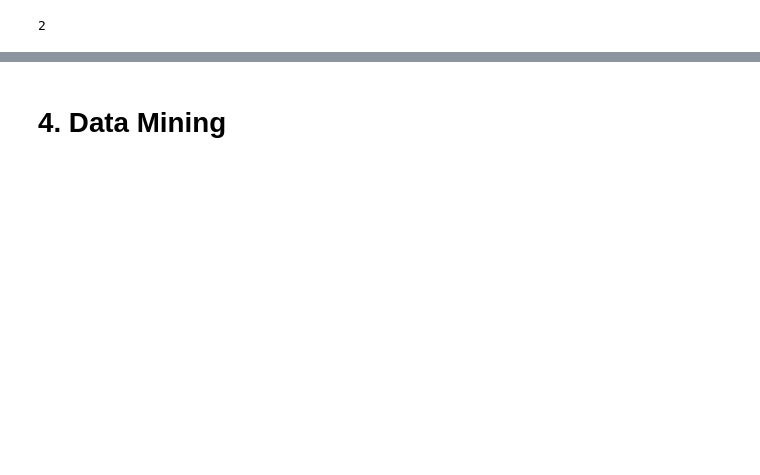
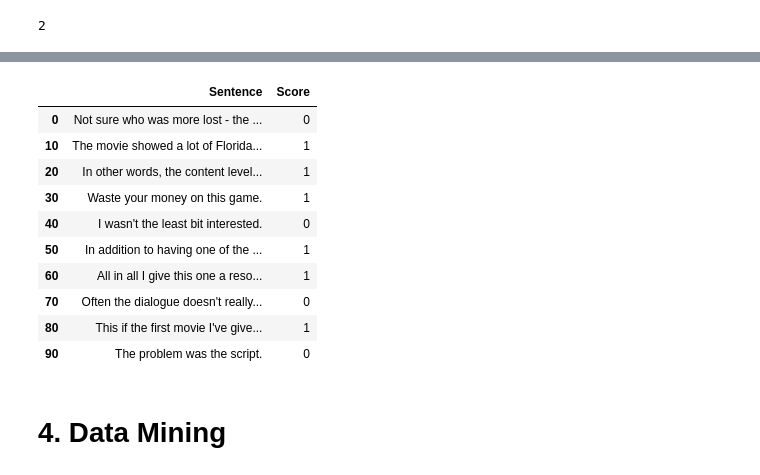
Before and after one commit to orison09/data_mining_hw_1, a Jupyter notebook: hw_1.ipynb, the cells around one changed output, grey strips where cells are left out. Saved outputs shown, nothing was run; the diff lists cells and outputs as text; code cells hidden in the pictures; blank space fills up the shorter version.

```diff
--- a/hw_1.ipynb
+++ b/hw_1.ipynb
@@ -147,2 +203,16 @@ len(X)
+# %%
+imdb.iloc[::10, :][0:10]
+# %% [output]
+|  | Sentence | Score |
+| 0 | Not sure who was more lost - the ... | 0 |
+| 10 | The movie showed a lot of Florida... | 1 |
+| 20 | In other words, the content level... | 1 |
+| 30 | Waste your money on this game. | 1 |
+| 40 | I wasn't the least bit interested. | 0 |
+| 50 | In addition to having one of the ... | 1 |
+| 60 | All in all I give this one a reso... | 1 |
+| 70 | Often the dialogue doesn't really... | 0 |
+| 80 | This if the first movie I've give... | 1 |
+| 90 | The problem was the script. | 0 |
 # %% [markdown]
 # 4. Data Mining
```
Also changed, not shown: parts of 15 cells of this notebook.
